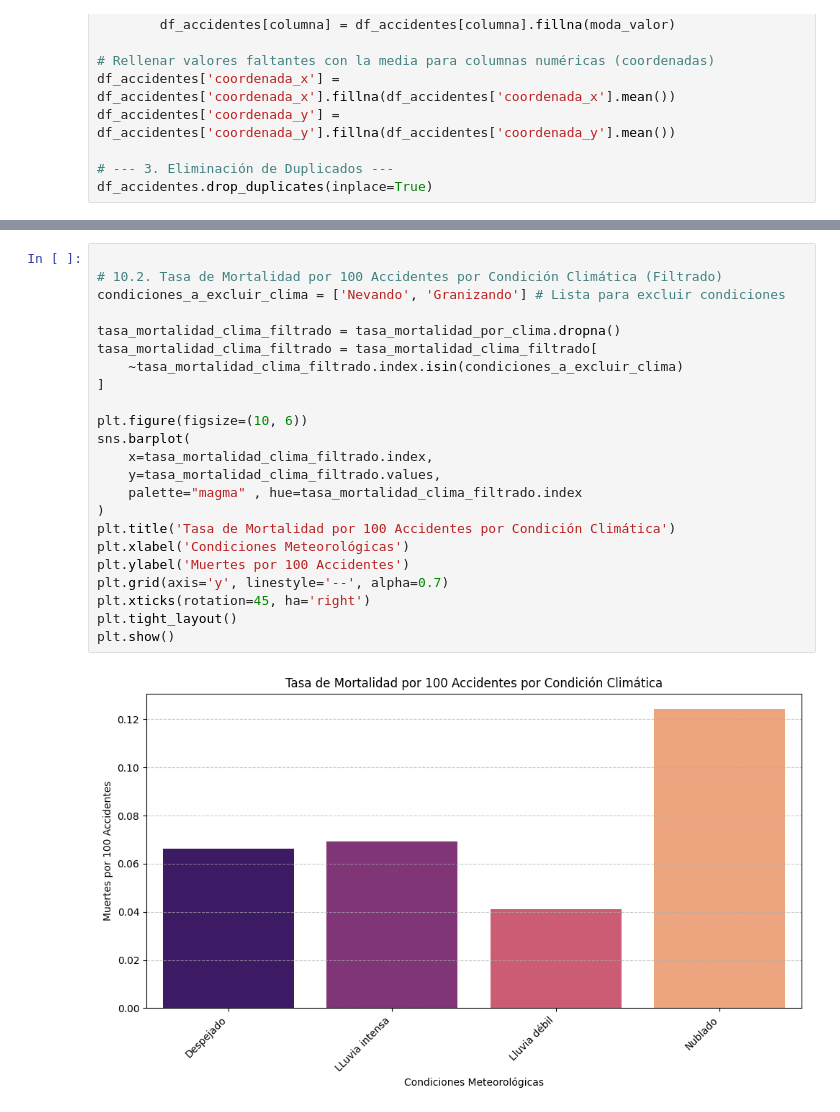
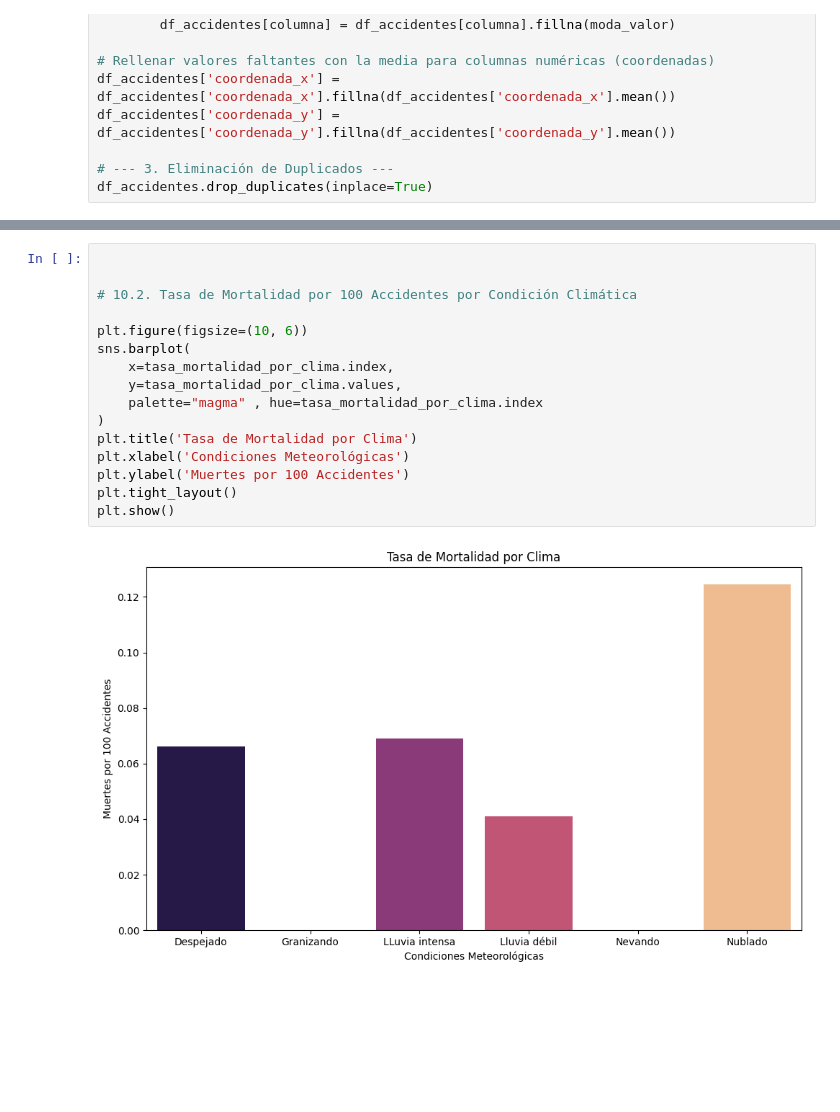
Before and after one commit to Porpi01/Madrid-traffic-accidents-analysis, a Jupyter notebook: Madrid_traffic_accidents.ipynb, the cells around one changed output, grey strips where cells are left out. Cells and saved outputs as stored; diff of their text form; blank space fills up the shorter version.

```diff
--- a/Madrid_traffic_accidents.ipynb
+++ b/Madrid_traffic_accidents.ipynb
@@ -230,28 +319,21 @@ plt.show()
 # %%
 
-# 10.2. Tasa de Mortalidad por 100 Accidentes por Condición Climática (Filtrado)
-condiciones_a_excluir_clima = ['Nevando', 'Granizando'] # Lista para excluir condiciones
 
-tasa_mortalidad_clima_filtrado = tasa_mortalidad_por_clima.dropna()
-tasa_mortalidad_clima_filtrado = tasa_mortalidad_clima_filtrado[
-    ~tasa_mortalidad_clima_filtrado.index.isin(condiciones_a_excluir_clima)
-]
+# 10.2. Tasa de Mortalidad por 100 Accidentes por Condición Climática
 
 plt.figure(figsize=(10, 6))
 sns.barplot(
-    x=tasa_mortalidad_clima_filtrado.index,
-    y=tasa_mortalidad_clima_filtrado.values,
-    palette="magma" , hue=tasa_mortalidad_clima_filtrado.index
+    x=tasa_mortalidad_por_clima.index,
+    y=tasa_mortalidad_por_clima.values,
+    palette="magma" , hue=tasa_mortalidad_por_clima.index
 )
-plt.title('Tasa de Mortalidad por 100 Accidentes por Condición Climática')
+plt.title('Tasa de Mortalidad por Clima')
 plt.xlabel('Condiciones Meteorológicas')
 plt.ylabel('Muertes por 100 Accidentes')
-plt.grid(axis='y', linestyle='--', alpha=0.7)
-plt.xticks(rotation=45, ha='right')
 plt.tight_layout()
 plt.show()
 # %% [output]
-[figure, old version]
+[figure, new version]
 # %%
 # 10.3. Tasa de Mortalidad por 100 Accidentes por Tipo de Vehículo (Filtrado)
 tasa_mortalidad_vehiculo_filtrado = tasa_mortalidad_por_tipo_vehiculo.dropna()
```
Also changed, not shown: parts of 11 cells of this notebook, 2 other files.
